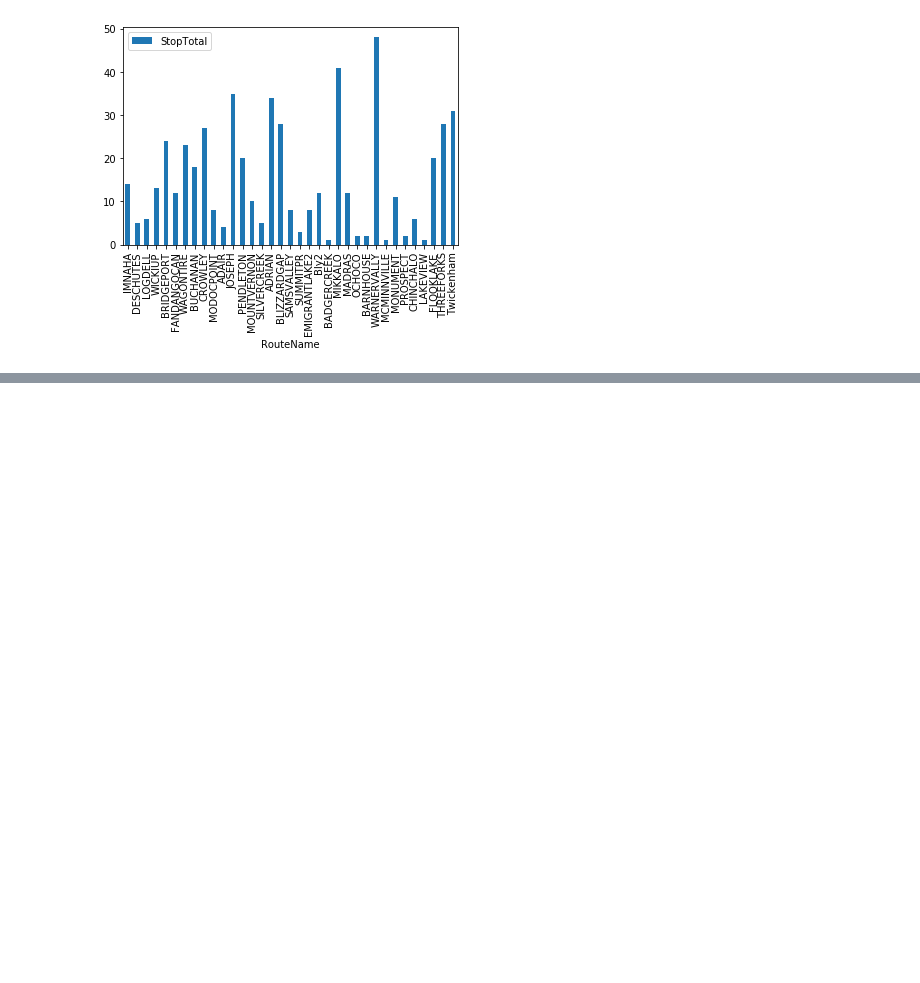
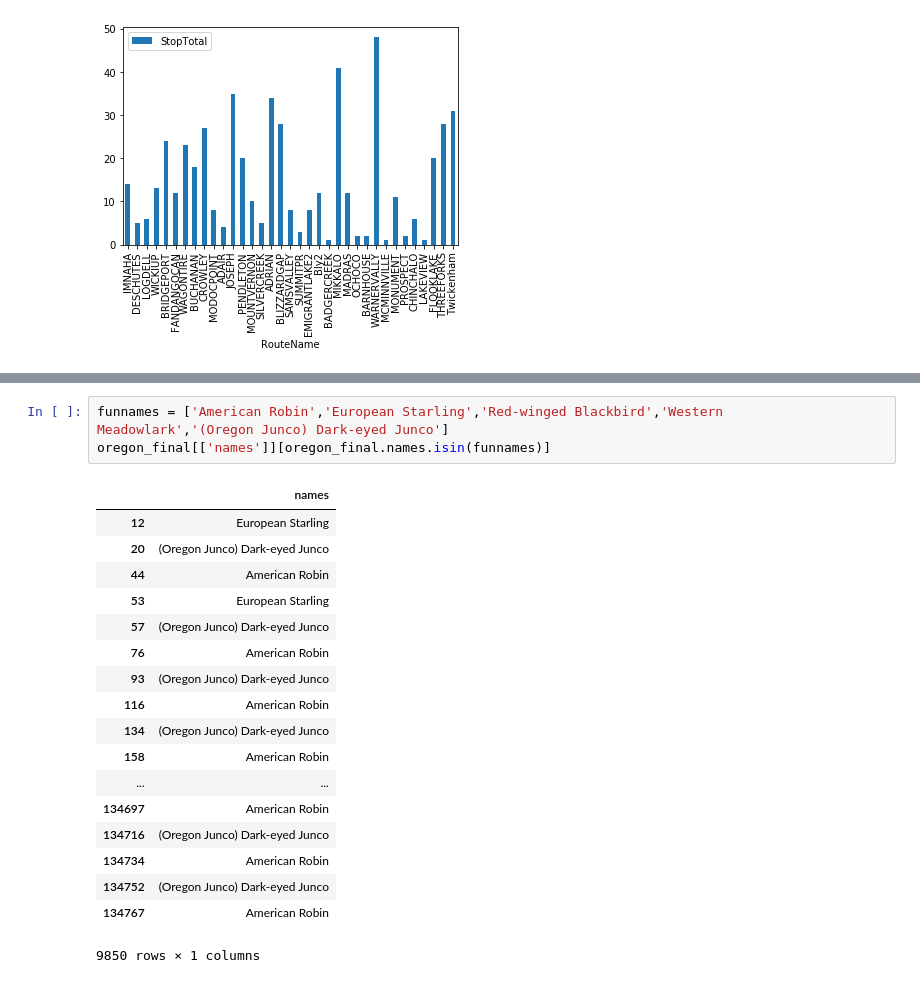
Before and after one commit to MTG6/BirdProject, a Jupyter notebook: Yo_Birds.ipynb, the cells around one changed output, grey strips where cells are left out. Cells and saved outputs as stored; diff of their text form; blank space fills up the shorter version.

```diff
--- a/Yo_Birds.ipynb
+++ b/Yo_Birds.ipynb
@@ -261,0 +284,22 @@ or_final[or_final.names == "Western Meadowlark"].plot.bar(x='RouteName',y='StopT
+# %%
+funnames = ['American Robin','European Starling','Red-winged Blackbird','Western Meadowlark','(Oregon Junco) Dark-eyed Junco']
+oregon_final[['names']][oregon_final.names.isin(funnames)]
+# %% [output]
+|  | names |
+| 12 | European Starling |
+| 20 | (Oregon Junco) Dark-eyed Junco |
+| 44 | American Robin |
+| 53 | European Starling |
+| 57 | (Oregon Junco) Dark-eyed Junco |
+| 76 | American Robin |
+| 93 | (Oregon Junco) Dark-eyed Junco |
+| 116 | American Robin |
+| 134 | (Oregon Junco) Dark-eyed Junco |
+| 158 | American Robin |
+| ... | ... |
+| 134697 | American Robin |
+| 134716 | (Oregon Junco) Dark-eyed Junco |
+| 134734 | American Robin |
+| 134752 | (Oregon Junco) Dark-eyed Junco |
+| 134767 | American Robin |
+9850 rows × 1 columns
```
Also changed, not shown: parts of 2 cells of this notebook, 3 other files.
